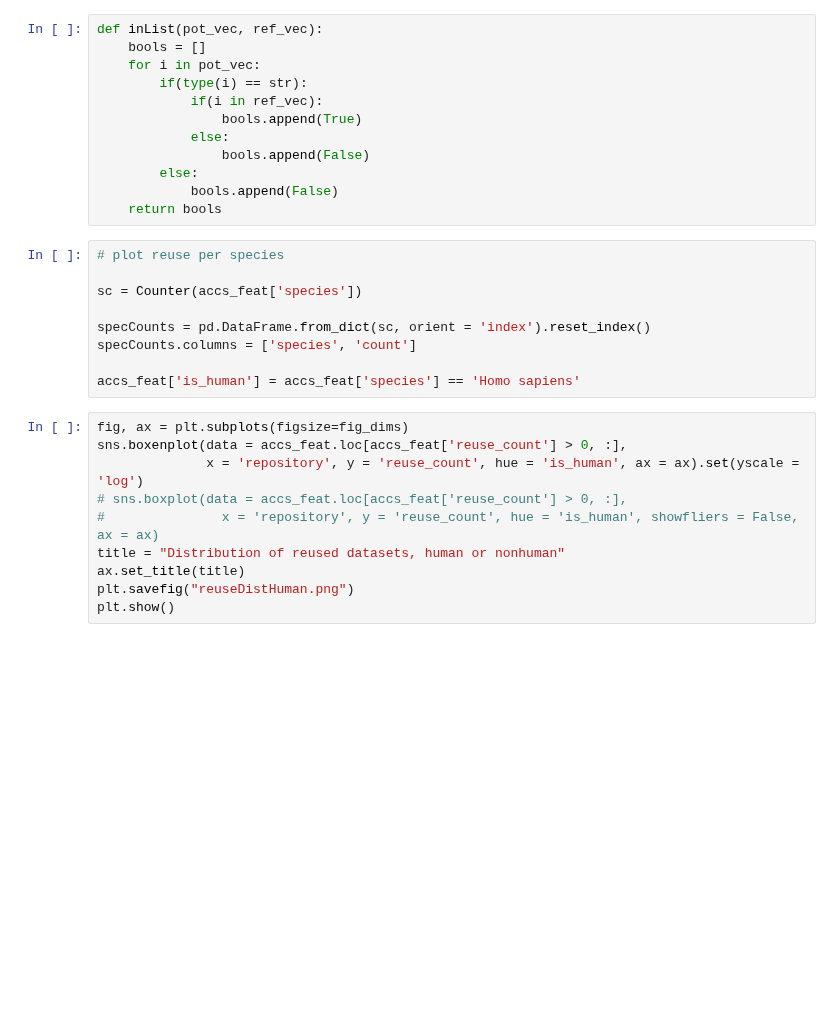
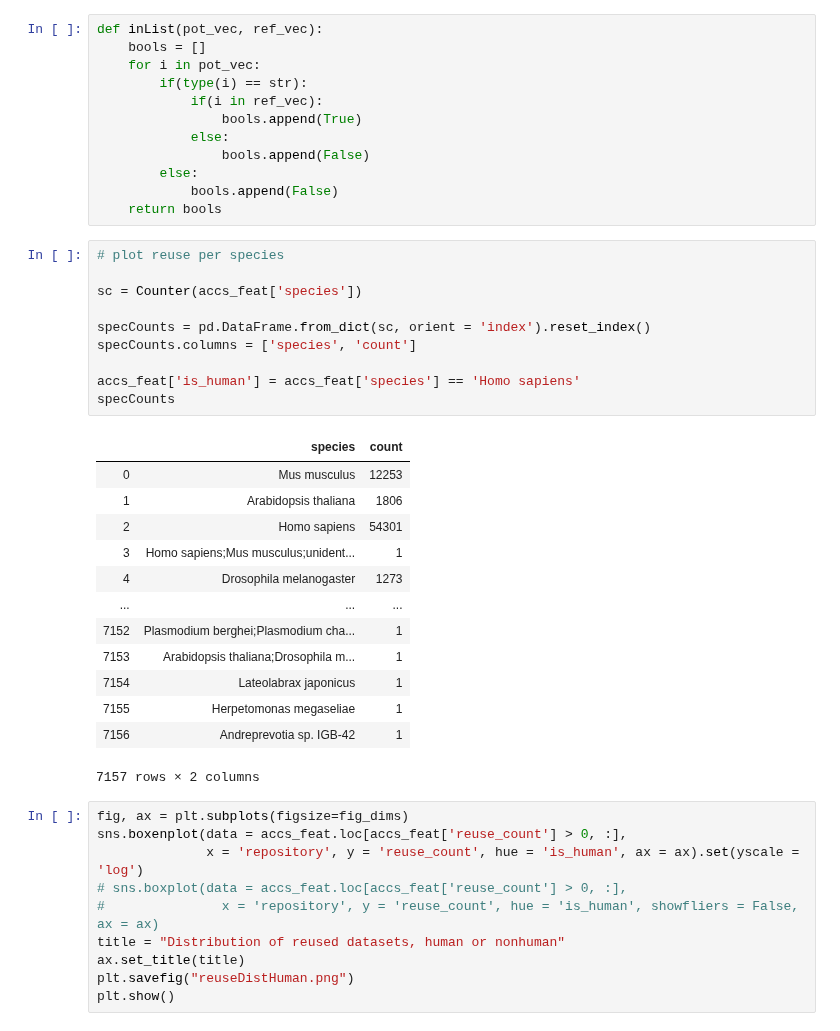
Before and after one commit to smangul1/data_reusability, a Jupyter notebook: jupyter_notebooks/visualize_data.ipynb, the cells around one changed output. Saved outputs shown, nothing was run; the diff lists cells and outputs as text; blank space fills up the shorter version.

```diff
--- a/jupyter_notebooks/visualize_data.ipynb
+++ b/jupyter_notebooks/visualize_data.ipynb
@@ -371,12 +374,27 @@ def inList(pot_vec, ref_vec):
 # %%
 # plot reuse per species
 
 sc = Counter(accs_feat['species'])
 
 specCounts = pd.DataFrame.from_dict(sc, orient = 'index').reset_index()
 specCounts.columns = ['species', 'count']
 
 accs_feat['is_human'] = accs_feat['species'] == 'Homo sapiens'
+specCounts
+# %% [output]
+|  | species | count |
+| 0 | Mus musculus | 12253 |
+| 1 | Arabidopsis thaliana | 1806 |
+| 2 | Homo sapiens | 54301 |
+| 3 | Homo sapiens;Mus musculus;unident... | 1 |
+| 4 | Drosophila melanogaster | 1273 |
+| ... | ... | ... |
+| 7152 | Plasmodium berghei;Plasmodium cha... | 1 |
+| 7153 | Arabidopsis thaliana;Drosophila m... | 1 |
+| 7154 | Lateolabrax japonicus | 1 |
+| 7155 | Herpetomonas megaseliae | 1 |
+| 7156 | Andreprevotia sp. IGB-42 | 1 |
+7157 rows × 2 columns
 # %%
 fig, ax = plt.subplots(figsize=fig_dims)
 sns.boxenplot(data = accs_feat.loc[accs_feat['reuse_count'] > 0, :],
```
Also changed, not shown: parts of 2 cells of this notebook, 8 other files.
